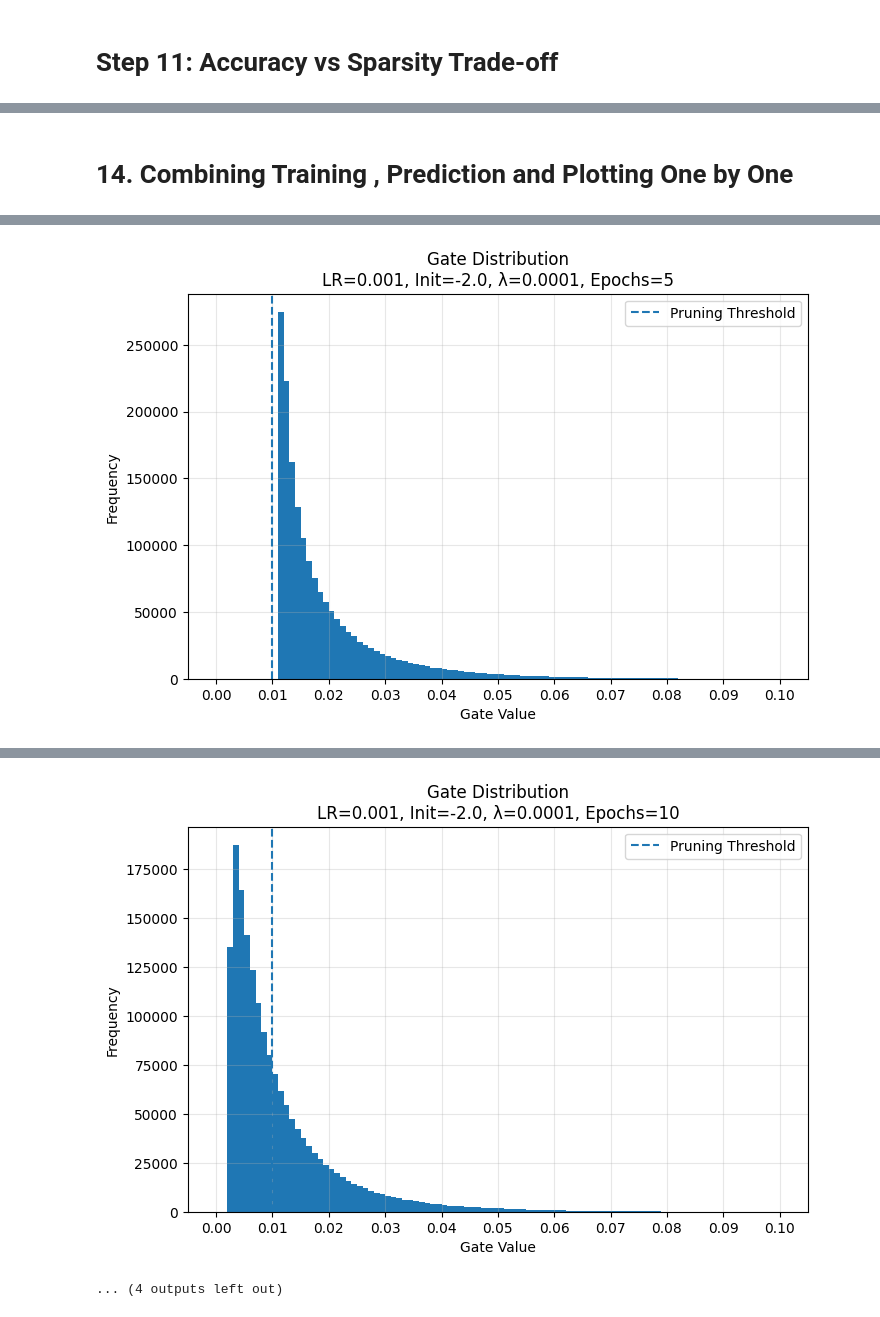
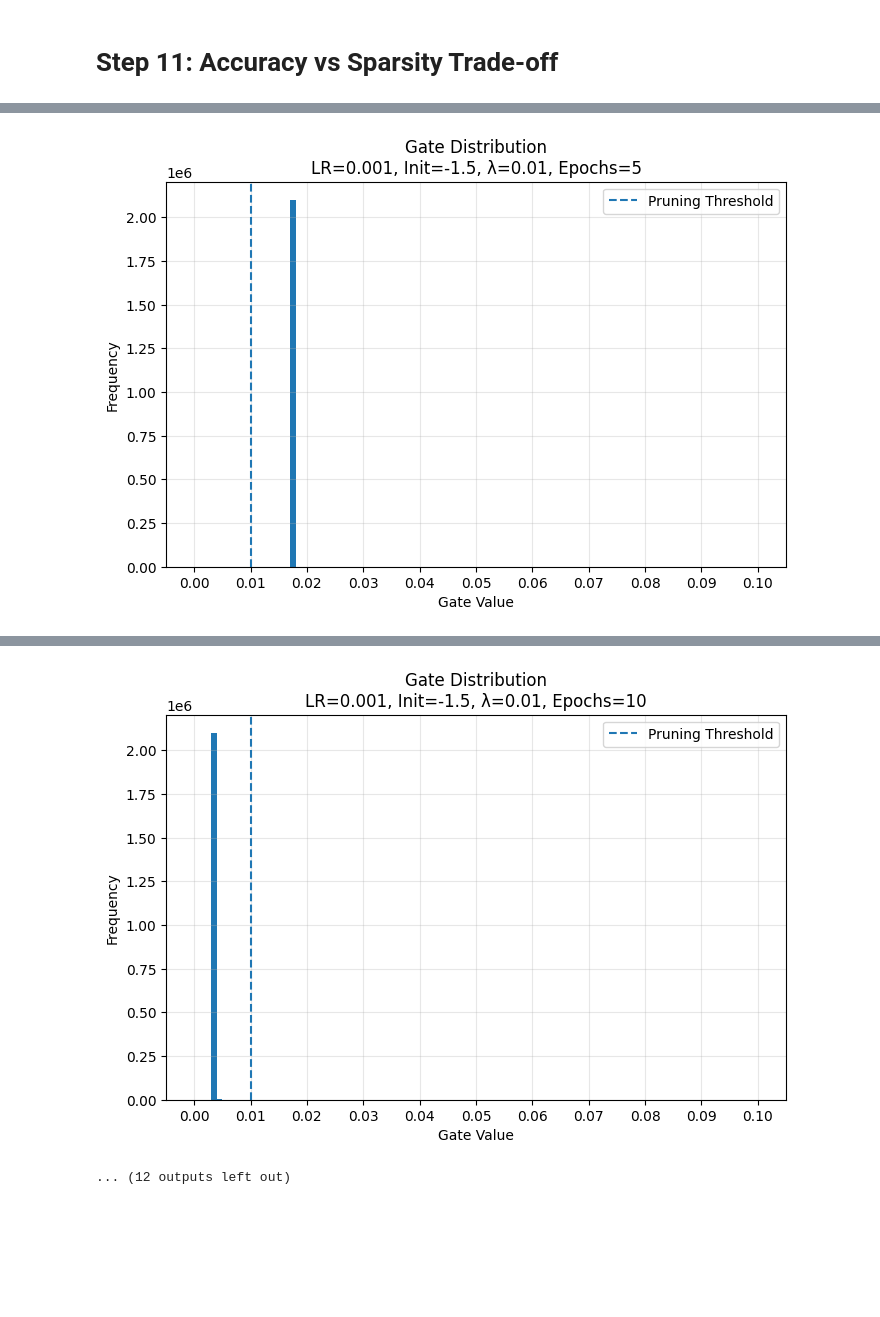
Before and after one commit to Ashissh-15/TREDENCE_PROJECT, a Jupyter notebook: tredence-project.ipynb, the cells around one changed output, grey strips where cells are left out. Drawn from its saved outputs; the diff is of its cells as text; code cells hidden in the pictures; blank space fills up the shorter version.

```diff
--- a/tredence-project.ipynb
+++ b/tredence-project.ipynb
@@ -573,12 +636,12 @@ model = PrunableNet().to(device)
 # - better convergence
 # - smoother gate optimization
 #
-# lr = 1e-3 is the best practical choice here
+# lr = 1e-4 is the best practical choice here
 # ---------------------------------------------------------
 
 optimizer = optim.Adam(
     model.parameters(),
-    lr=1e-3
+    lr=1e-4
 
 )
 
@@ -607,7 +670,7 @@ Initial Lambda Value: 0.0001
 # =========================================================
 
 # Number of complete passes through the training dataset
-epochs = 6
+epochs = 30
 
 
 # Set model to training mode
@@ -1167,5 +1043,3 @@ plt.show()
-# %% [markdown]
-# 14. Combining Training , Prediction and Plotting One by One
 # %%
 # =========================================================
 # Step 14: Hyperparameter Search and Plotting
@@ -1182,7 +1056,7 @@ import numpy as np
 
 learning_rates = [1e-3]
 gate_init_values = [-1.5, -2.0]
-lambda_values = [1e-4, 1e-3]
+lambda_values = [1e-4, 1e-3,1e-2]
 epochs_list = [5, 10]
 
 # Store results
@@ -1411,3 +1285,3 @@ Final Accuracy : 55.49%
 Final Sparsity : 0.00%
-[figure, old version]
+[figure, new version]
 ======================================================================
@@ -1429,2 +1303,2 @@ Final Sparsity : 60.45%
-[figure, old version]
+[figure, new version]
-... (4 outputs left out)
+... (12 outputs left out)
```
Also changed, not shown: parts of 14 cells of this notebook, 4 other files.
